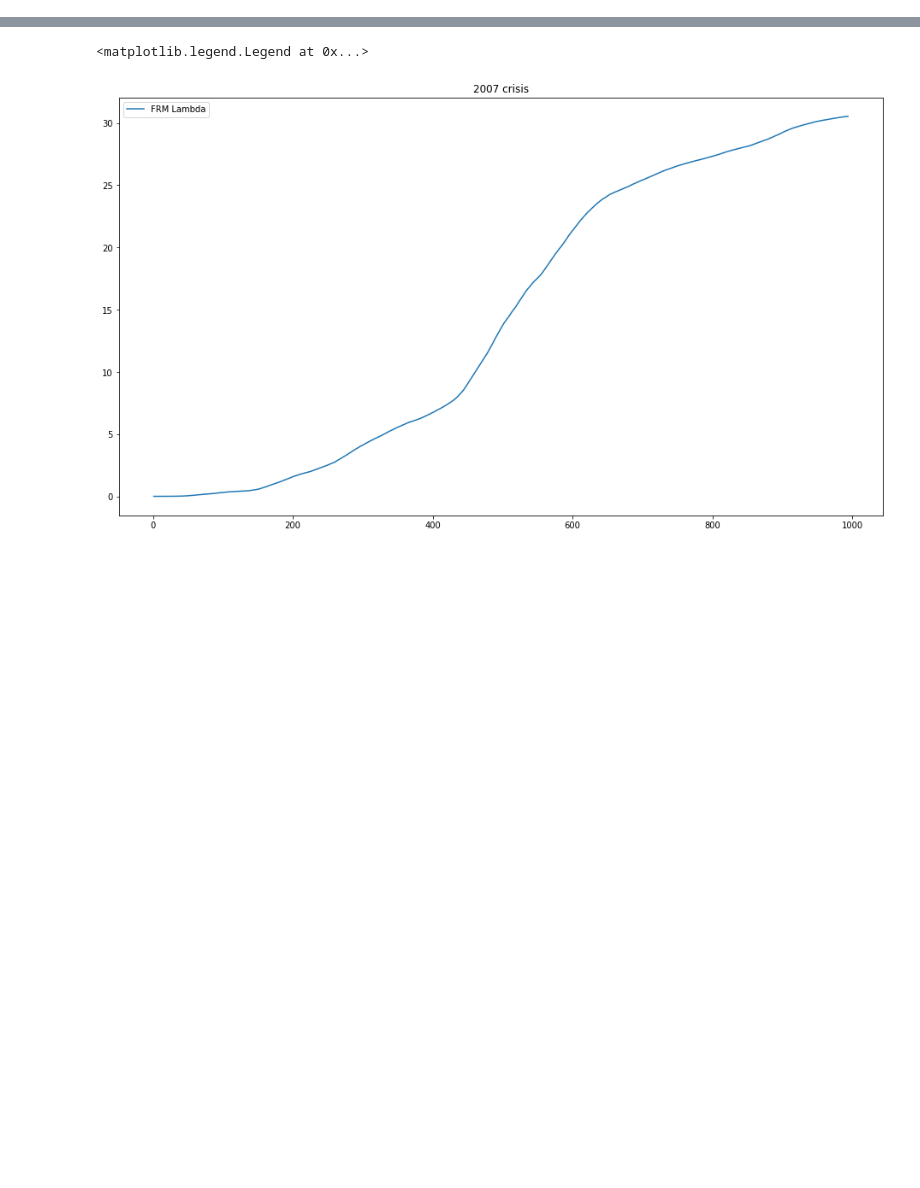
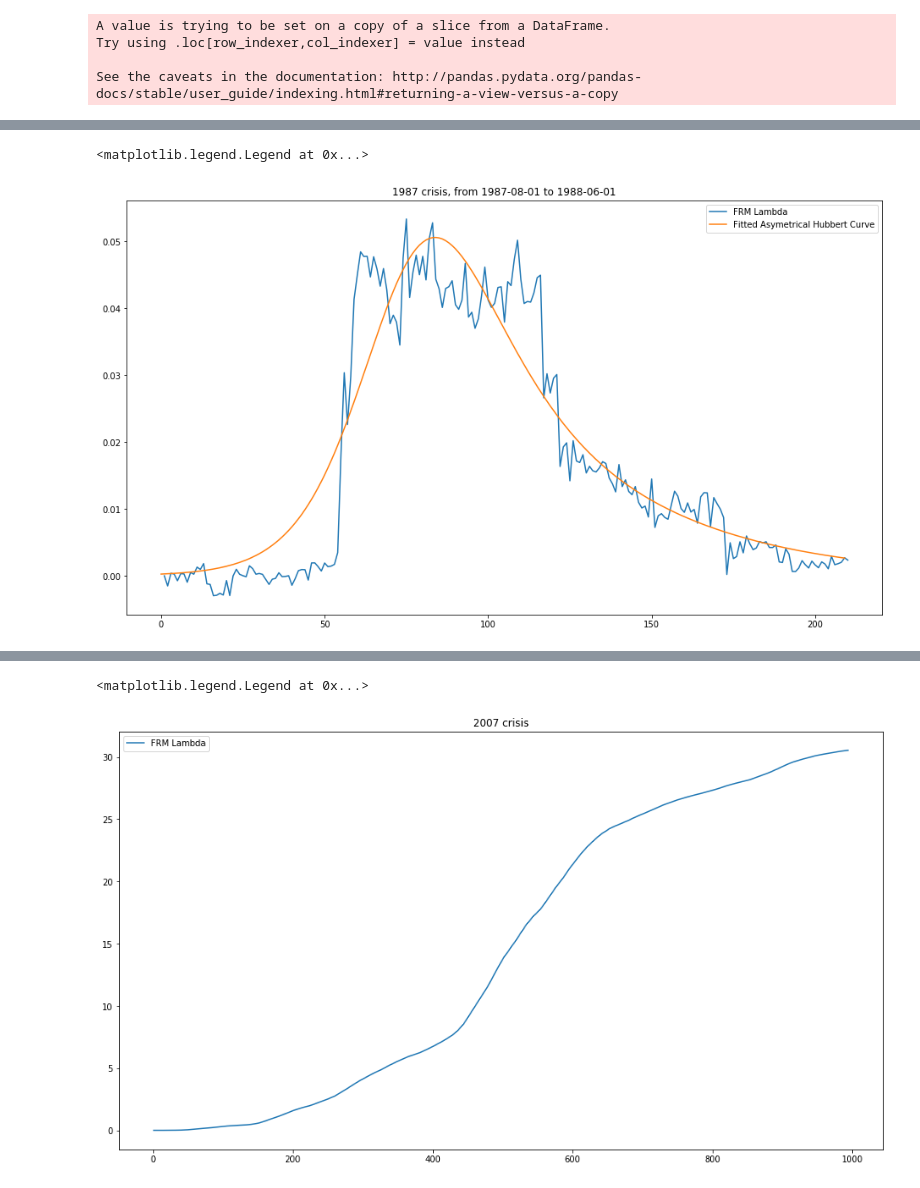
Before and after one commit to Rui666666/FRM_covid19, a Jupyter notebook: FRM Hubbert Fitting.ipynb, the cells around one changed output, grey strips where cells are left out. Drawn from its saved outputs; the diff is of its cells as text; code cells hidden in the pictures; blank space fills up the shorter version.

```diff
--- a/FRM Hubbert Fitting.ipynb
+++ b/FRM Hubbert Fitting.ipynb
@@ -27,0 +93,28 @@ def three_hubbert_curve(t, N_0_1, K_1, r_1, N_0_2, K_2, r_2, N_0_3, K_3, r_3):
+# %%
+y0 = df1987.Lambda.iloc[0]
+y = df1987.Lambda - y0
+x = np.arange(len(y))+1
+(K, r_max, r_min, t_peak, k), cov = opt.curve_fit(hubbert_curve_asy, x[1:], y[1:], p0 = (0.1, 0.1, 0, 100, 1),
+                                 bounds = ([0, 0, -0.1, 0, 0], [100, 100, 10, len(x), 100]))
+
+df1987['Fitted'] = pd.Series(hubbert_curve_asy(t = x, K = K, r_max = r_max, r_min = r_min, t_peak = t_peak, k = k)+y0, index = df1987.index)
+
+
+df1987_long = pd.melt(df1987, id_vars=['Date'], value_vars=['Lambda', 'Fitted'])
+fig = px.line(data_frame = df1987_long,
+              x = 'Date', y = "value", color = "variable",
+              template = "ggplot2",
+              title = "1987 crisis, from 1987-08-01 to 1988-06-01", labels = {"Lambda":"FRM Lambda"})
+fig.show()
+
+
+plt.figure(figsize=(16,9))
+plt.title("1987 crisis, from 1987-08-01 to 1988-06-01")
+plt.plot(x,y, label = 'FRM Lambda')
+plt.plot(hubbert_curve_asy(t = x, K = K, r_max = r_max, r_min = r_min, t_peak = t_peak, k = k), label = 'Fitted Asymetrical Hubbert Curve')
+plt.legend()
+# %% [output]
+A value is trying to be set on a copy of a slice from a DataFrame.
+Try using .loc[row_indexer,col_indexer] = value instead
+
+See the caveats in the documentation: http://pandas.pydata.org/pandas-docs/stable/user_guide/indexing.html#returning-a-view-versus-a-copy
@@ -27,0 +122,2 @@ def three_hubbert_curve(t, N_0_1, K_1, r_1, N_0_2, K_2, r_2, N_0_3, K_3, r_3):
+<matplotlib.legend.Legend at 0x...>
+[figure, added]
```
Also changed, not shown: parts of 10 cells of this notebook.
